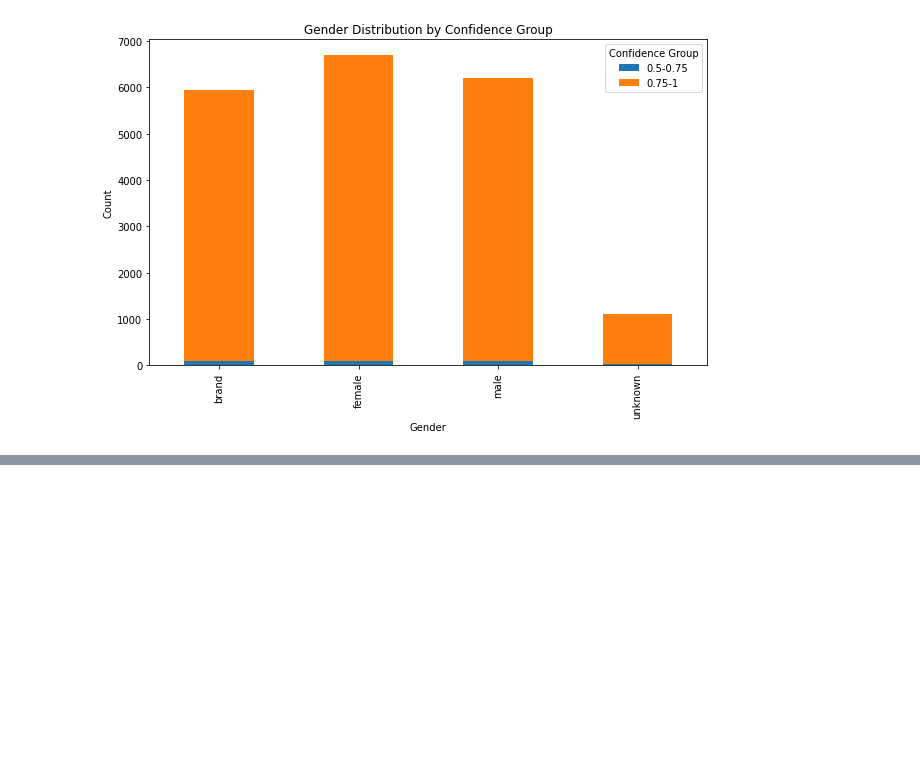
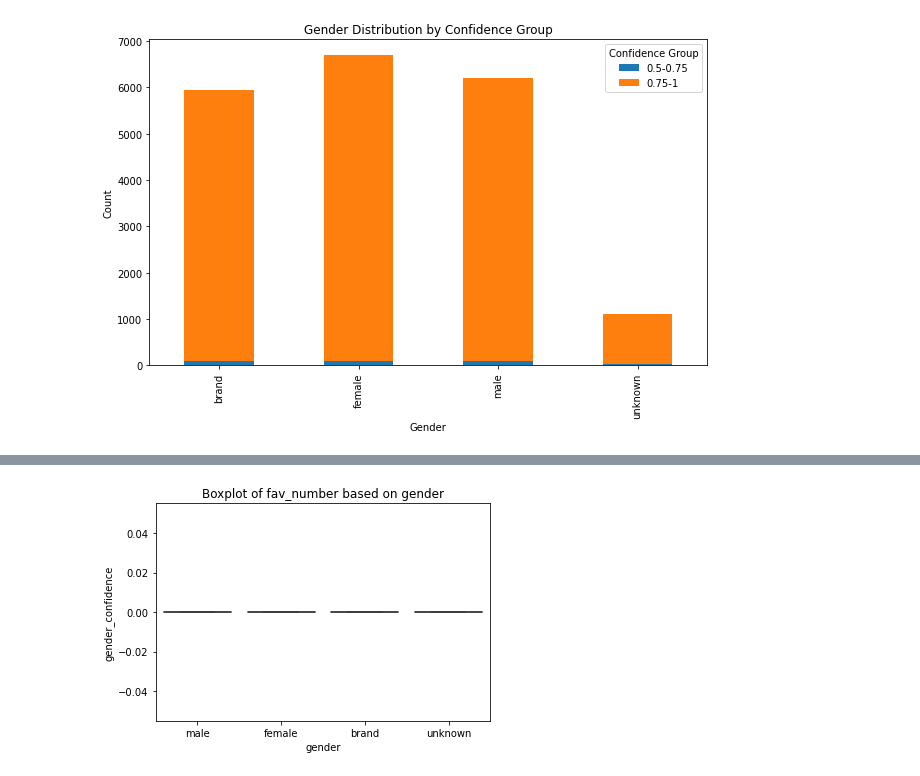
Before and after one commit to jsebastianquiroga/DEEP_LEARNING_PUJ, a Jupyter notebook: Notebook/DL_Twitter_Gender_Classification.ipynb, the cells around one changed output, grey strips where cells are left out. Saved outputs shown, nothing was run; the diff lists cells and outputs as text; code cells hidden in the pictures; blank space fills up the shorter version.

```diff
--- a/Notebook/DL_Twitter_Gender_Classification.ipynb
+++ b/Notebook/DL_Twitter_Gender_Classification.ipynb
@@ -415,3 +411,13 @@ pd.crosstab(df_tw['gender'], [df_tw['link_color']])
+# %%
+#Outliers
+sns.boxplot(data=df_tw, x='gender', y='retweet_count', showfliers=False)
+#Add a title and y-axis label
+plt.title('Boxplot of fav_number based on gender')
+plt.ylabel('gender_confidence')
+# Show the plot
+plt.show()
+# %% [output]
+[figure, added]
 # %%
 # Create a violin plot of Tuition with a hue based on Is.Non.Annual.
 sns.violinplot(data=df_tw, x='gender', y='gender:confidence')
```
Also changed, not shown: parts of 4 cells of this notebook.
